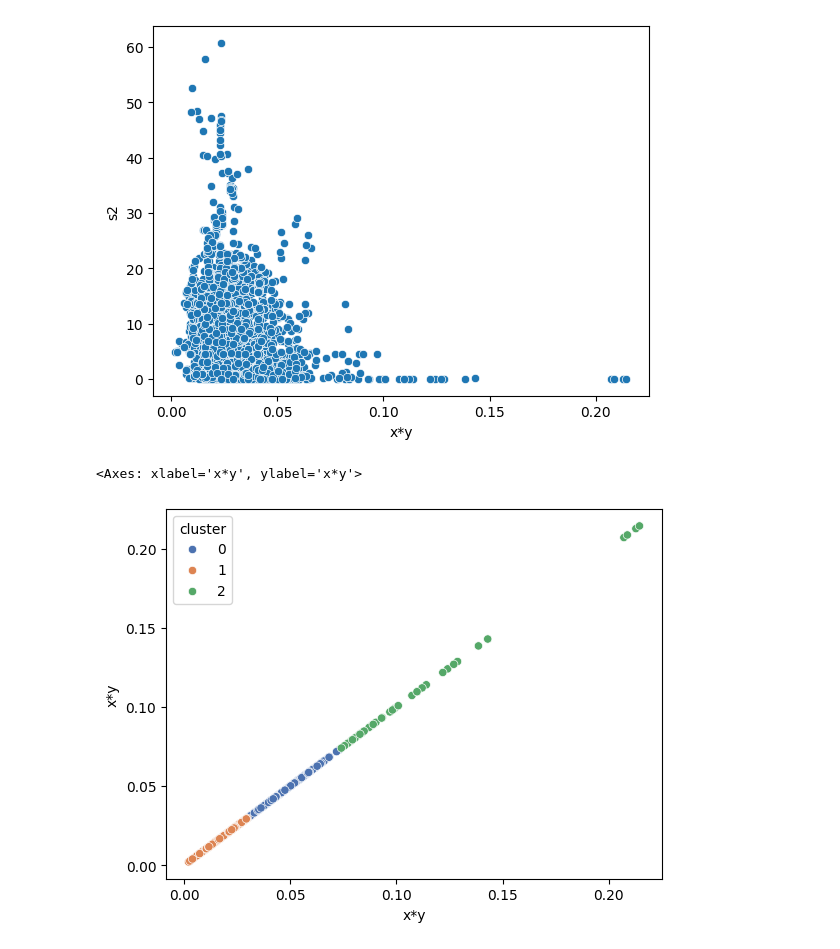
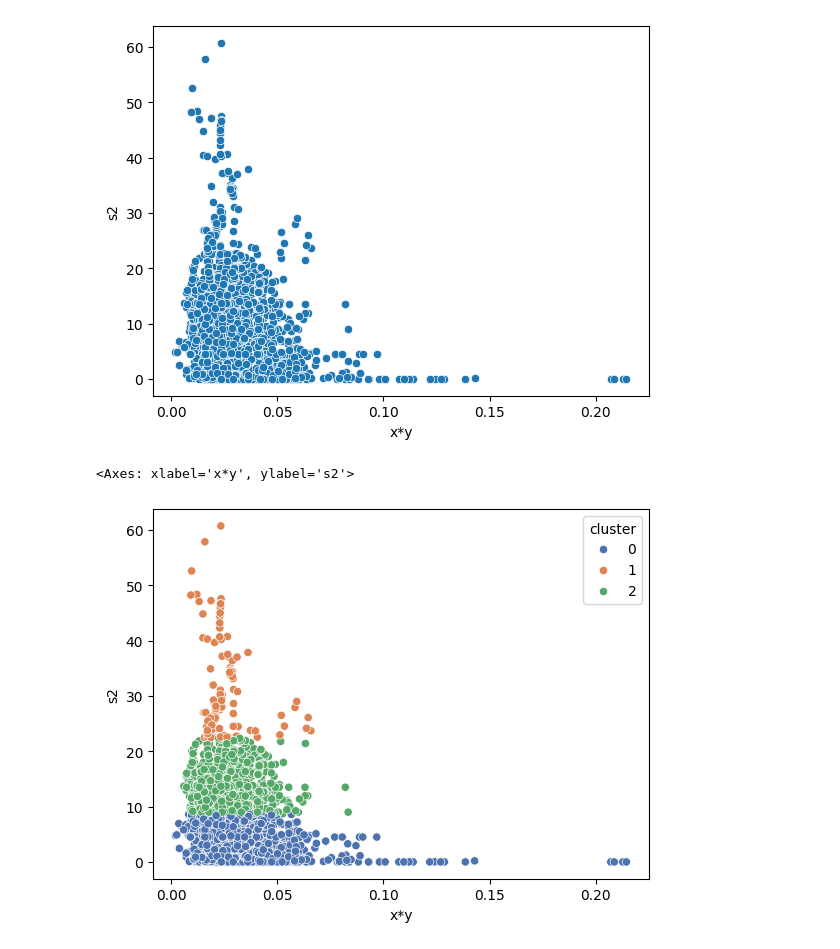
Before and after one commit to Kazawaryu/CARLA_ADA, a Jupyter notebook: test_code/s4/cluster_test.ipynb, the cells around one changed output. Saved outputs shown, nothing was run; the diff lists cells and outputs as text; code cells hidden in the pictures.

```diff
--- a/test_code/s4/cluster_test.ipynb
+++ b/test_code/s4/cluster_test.ipynb
@@ -27,20 +27,20 @@ sns.scatterplot(x=xTy, y=s2)
 # %%
 import pandas as pd
 import seaborn as sns
 from sklearn.cluster import KMeans
 
 # Assuming that the DataFrame containing the data is named 'df'
 xTy = df['x*y']
 s2 = df['s2']
 
 # Cluster the data using KMeans
-kmeans = KMeans(n_clusters=3, random_state=0).fit(pd.concat([xTy, xTy], axis=1))
+kmeans = KMeans(n_clusters=3, random_state=0).fit(pd.concat([xTy, s2], axis=1))
 
 # Add the cluster labels to the DataFrame
 df['cluster'] = kmeans.labels_
 
 # Visualize the result
-sns.scatterplot(x=xTy, y=xTy, hue='cluster', data=df, palette='deep')
+sns.scatterplot(x=xTy, y=s2, hue='cluster', data=df, palette='deep')
 # %% [output]
-<Axes: xlabel='x*y', ylabel='x*y'>
+<Axes: xlabel='x*y', ylabel='s2'>
-[figure, old version]
+[figure, new version]
```
